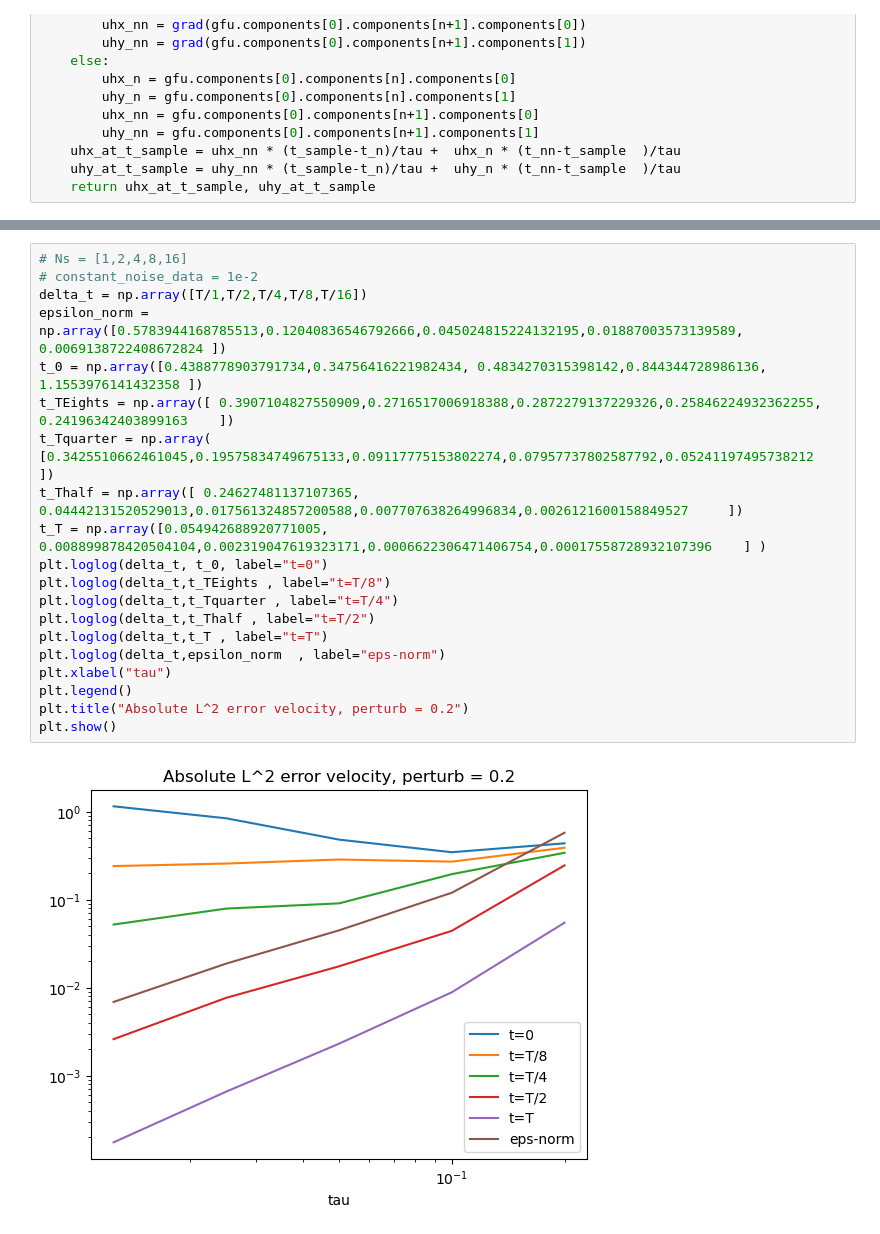
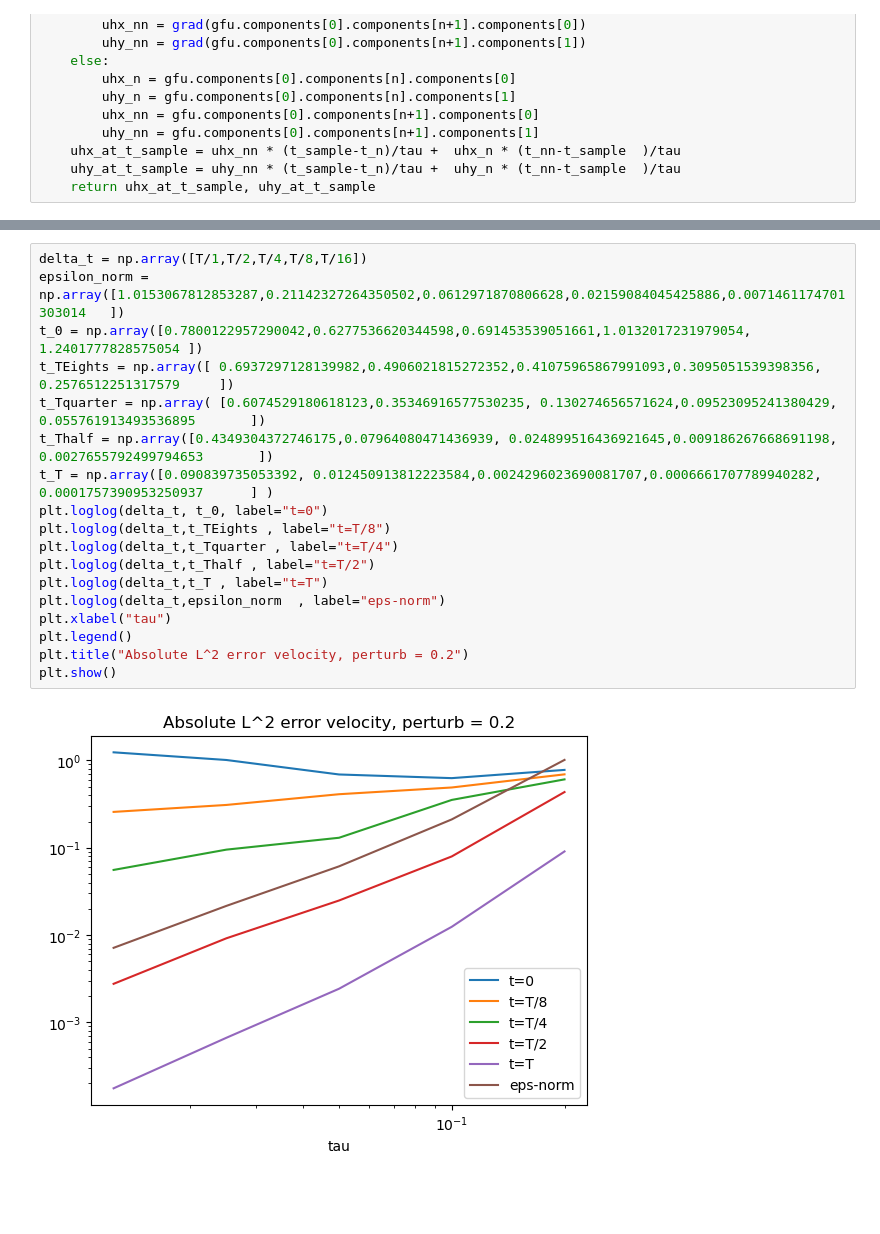
Before and after one commit to UCL/stokes-nc-ill-posed, a Jupyter notebook: ngsolve/Stokes-non-conforming_const_noise.ipynb, the cells around one changed output, grey strips where cells are left out. Drawn from its saved outputs; the diff is of its cells as text; blank space fills up the shorter version.

```diff
--- a/ngsolve/Stokes-non-conforming_const_noise.ipynb
+++ b/ngsolve/Stokes-non-conforming_const_noise.ipynb
@@ -809,22 +524,20 @@ plt.show()
 # %%
-# Ns = [1,2,4,8,16]
-# constant_noise_data = 1e-2
 delta_t = np.array([T/1,T/2,T/4,T/8,T/16])
-epsilon_norm = np.array([0.5783944168785513,0.12040836546792666,0.045024815224132195,0.01887003573139589, 0.0069138722408672824 ])
-t_0 = np.array([0.4388778903791734,0.34756416221982434, 0.4834270315398142,0.844344728986136, 1.1553976141432358 ])
-t_TEights = np.array([ 0.3907104827550909,0.2716517006918388,0.2872279137229326,0.25846224932362255, 0.24196342403899163    ])
-t_Tquarter = np.array( [0.3425510662461045,0.19575834749675133,0.09117775153802274,0.07957737802587792,0.05241197495738212     ])
-t_Thalf = np.array([ 0.24627481137107365, 0.04442131520529013,0.017561324857200588,0.007707638264996834,0.0026121600158849527     ])
-t_T = np.array([0.054942688920771005, 0.008899878420504104,0.002319047619323171,0.0006622306471406754,0.00017558728932107396    ] )
+epsilon_norm = np.array([1.0153067812853287,0.21142327264350502,0.0612971870806628,0.02159084045425886,0.0071461174701303014   ])
+t_0 = np.array([0.7800122957290042,0.6277536620344598,0.691453539051661,1.0132017231979054, 1.2401777828575054 ])
+t_TEights = np.array([ 0.6937297128139982,0.4906021815272352,0.41075965867991093,0.3095051539398356, 0.2576512251317579     ])
+t_Tquarter = np.array( [0.6074529180618123,0.35346916577530235, 0.130274656571624,0.09523095241380429, 0.055761913493536895       ])
+t_Thalf = np.array([0.4349304372746175,0.07964080471436939, 0.024899516436921645,0.009186267668691198, 0.0027655792499794653       ])
+t_T = np.array([0.090839735053392, 0.012450913812223584,0.0024296023690081707,0.0006661707789940282, 0.0001757390953250937      ] )
 plt.loglog(delta_t, t_0, label="t=0")
 plt.loglog(delta_t,t_TEights , label="t=T/8")
 plt.loglog(delta_t,t_Tquarter , label="t=T/4")
 plt.loglog(delta_t,t_Thalf , label="t=T/2")
 plt.loglog(delta_t,t_T , label="t=T")
 plt.loglog(delta_t,epsilon_norm  , label="eps-norm")
 plt.xlabel("tau")
 plt.legend()
 plt.title("Absolute L^2 error velocity, perturb = 0.2")
 plt.show()
 # %% [output]
-[figure, old version]
+[figure, new version]
```
Also changed, not shown: parts of 56 cells of this notebook, 3 other files.
